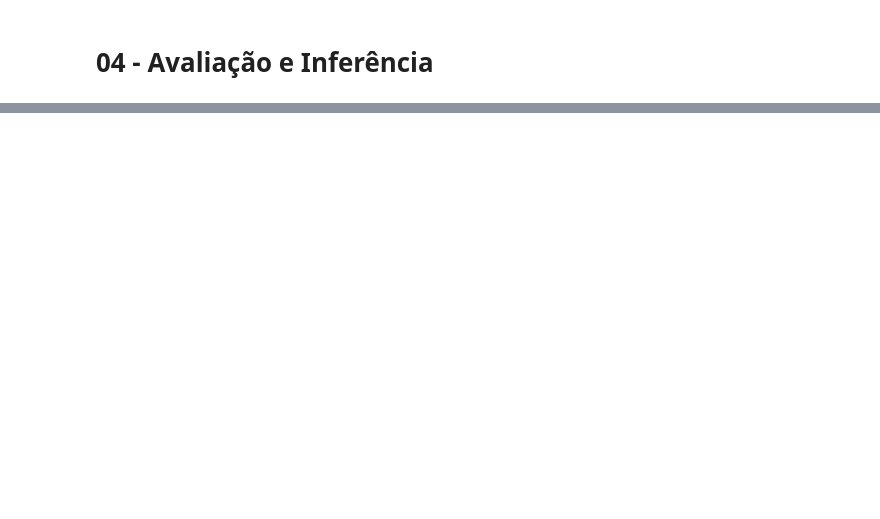
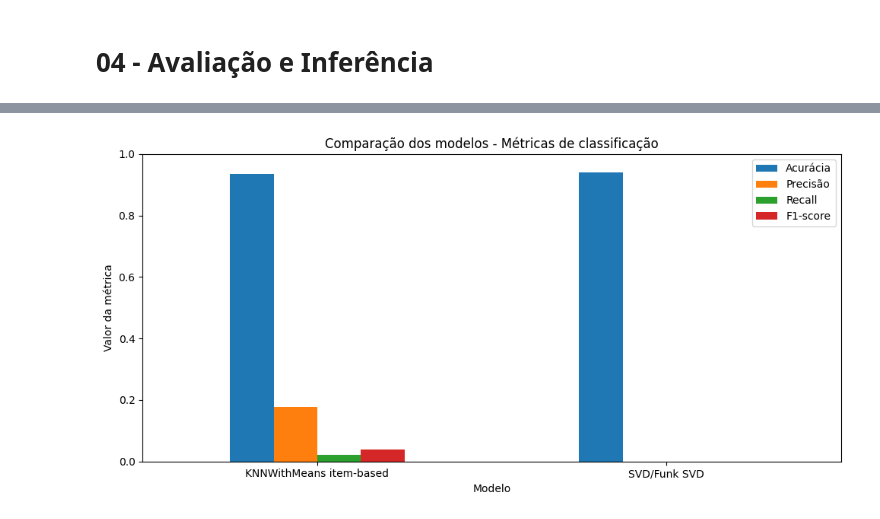
Before and after one commit to Kdu07/recomendashow, a Jupyter notebook: src/aad/04_avaliacao_inferencia.ipynb, the cells around one changed output, grey strips where cells are left out. Cells and saved outputs as stored; diff of their text form; code cells hidden in the pictures; blank space fills up the shorter version.

```diff
--- a/src/aad/04_avaliacao_inferencia.ipynb
+++ b/src/aad/04_avaliacao_inferencia.ipynb
@@ -28,0 +84,16 @@
+# %%
+reader = Reader(rating_scale=(1, 5))
+
+data = Dataset.load_from_df(
+    df[["user_id", "item_id", "ranking"]],
+    reader
+)
+
+trainset, testset = train_test_split(
+    data,
+    test_size=0.2,
+    random_state=42
+)
+
+print("Dados preparados para comparação.")
+print("Tamanho do conjunto de teste:", len(testset))
@@ -28,0 +293,12 @@
+# %%
+threshold_relevancia = 2
+
+metricas_knn = avaliar_classificacao(predictions_knn, threshold=threshold_relevancia)
+metricas_svd = avaliar_classificacao(predictions_svd, threshold=threshold_relevancia)
+
+comparacao_classificacao = pd.DataFrame([
+    {"Modelo": "KNNWithMeans item-based", **metricas_knn},
+    {"Modelo": "SVD/Funk SVD", **metricas_svd}
+])
+
+comparacao_classificacao
@@ -28,0 +473,19 @@
+# %%
+comparacao_classificacao_plot = comparacao_classificacao.set_index("Modelo")
+
+comparacao_classificacao_plot[
+    ["Acurácia", "Precisão", "Recall", "F1-score"]
+].plot(
+    kind="bar",
+    figsize=(10, 5)
+)
+
+plt.title("Comparação dos modelos - Métricas de classificação")
+plt.ylabel("Valor da métrica")
+plt.xlabel("Modelo")
+plt.xticks(rotation=0)
+plt.ylim(0, 1)
+plt.tight_layout()
+plt.show()
+# %% [output]
+[figure, added]
```
Also changed, not shown: parts of 56 cells of this notebook.
